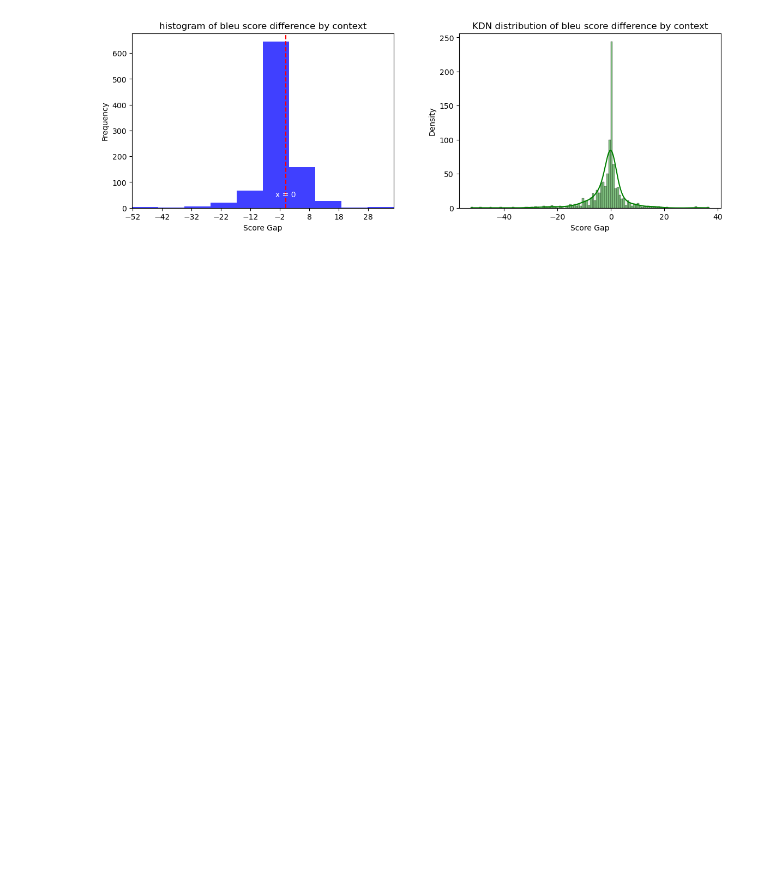
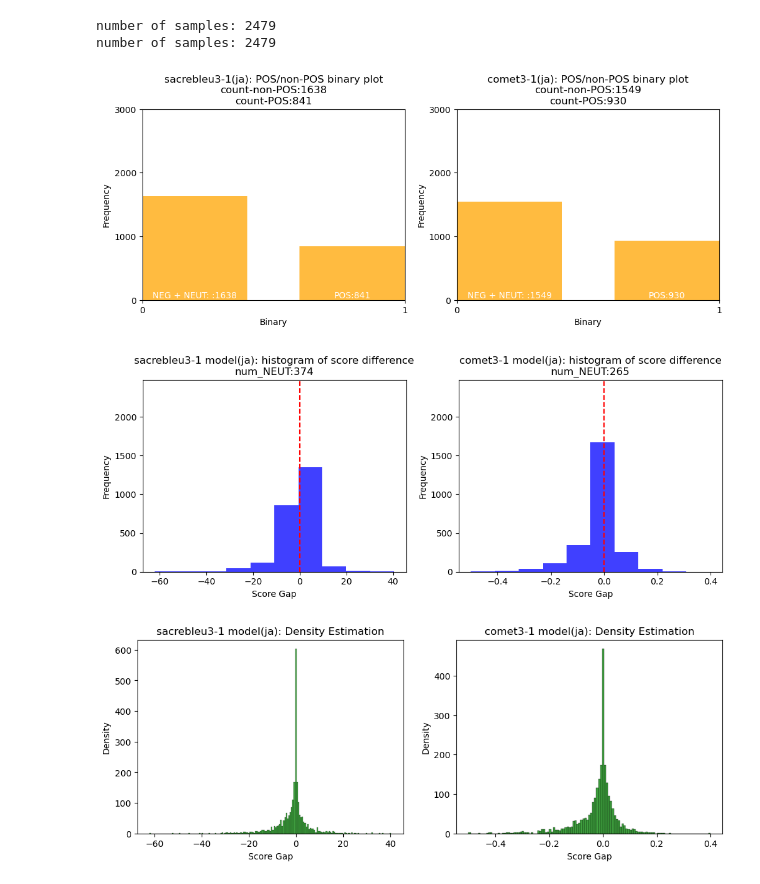
Before and after one commit to su0315/LLM_Contextual_Prompt_MT, a Jupyter notebook: notebook/result_visualization/score_diff_visual.ipynb, the cells around one changed output. Saved outputs shown, nothing was run; the diff lists cells and outputs as text; code cells hidden in the pictures; blank space fills up the shorter version.

Commit message:
posä metric customization and compare score

```diff
--- a/notebook/result_visualization/score_diff_visual.ipynb
+++ b/notebook/result_visualization/score_diff_visual.ipynb
@@ -40 +82,31 @@ def score_plot(context_size, tgt_lang, model_type, metric):
     plt.show()
+# %%
+import numpy as np
+import matplotlib.pyplot as plt
+import seaborn as sns
+from IPython.display import display
+
+def density_plot(context_size, tgt_lang, model_type, metrics):
+    data_dir = "/mnt/data-poseidon/sumire/thesis/"
+    # Create a 1x2 grid of subplots
+    fig, axes = plt.subplots(1, 2, figsize=(12, 4))
+
+    for idx, metric in enumerate(metrics):
+        data=[]
+        with open(data_dir+f"{context_size+1}-1/en-{tgt_lang}/{model_type}-{tgt_lang}-{context_size+1}-1/{metric}_score_diff.txt", "r", encoding='utf-8') as file:
+            for i in file:
+                data.append(float(i))
+        # Kernel density estimation
+        sns.histplot(data, color='green', ax=axes[idx])
+        axes[idx].set_xlabel('Score Gap')
+        axes[idx].set_ylabel('Density')
+        axes[idx].set_title(f'{metric}{context_size+1}-1 model({tgt_lang}): Density Estimation')
+
+
+    # Customize the layout and labels as needed
+    #plt.tight_layout()
+    #plt.subplots_adjust(left=0.1, right=0.9, top=0.9, bottom=0.1)
+    #plt.subplots_adjust(wspace=0.3)
+    #plt.subplots_adjust(wspace=0.3, hspace=0.3)
+
+    plt.show()
@@ -41,9 +129,15 @@ def score_plot(context_size, tgt_lang, model_type, metric):
 # %%
 context_size = 2
 tgt_lang = "ja"
 model_type = "Llama-2-70b-instruct-v2-usas-zs-p1-nsplit"
-metric = "bleu"
-score_plot(context_size, tgt_lang, model_type, metric)
+metrics = ["sacrebleu","comet"]
+binary_plot(context_size, tgt_lang, model_type, metrics)
+score_plot(context_size, tgt_lang, model_type, metrics)
+density_plot(context_size, tgt_lang, model_type, metrics)
 # %% [output]
+number of samples: 2479
+number of samples: 2479
-[figure, old version]
+[figure, new version]
+[figure, added]
+[figure, added]
 # %%
```
Also changed, not shown: parts of 8 cells of this notebook, 11 other files.
